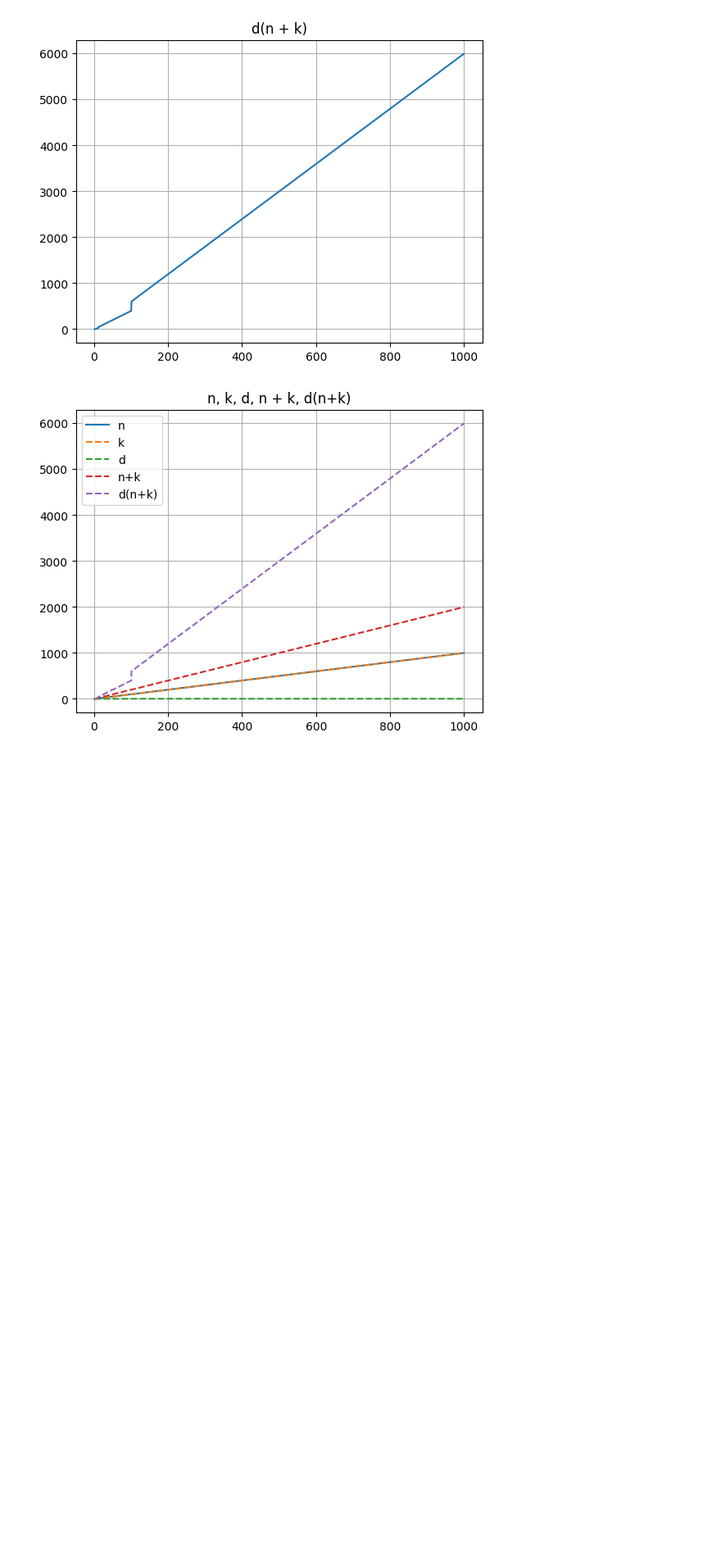
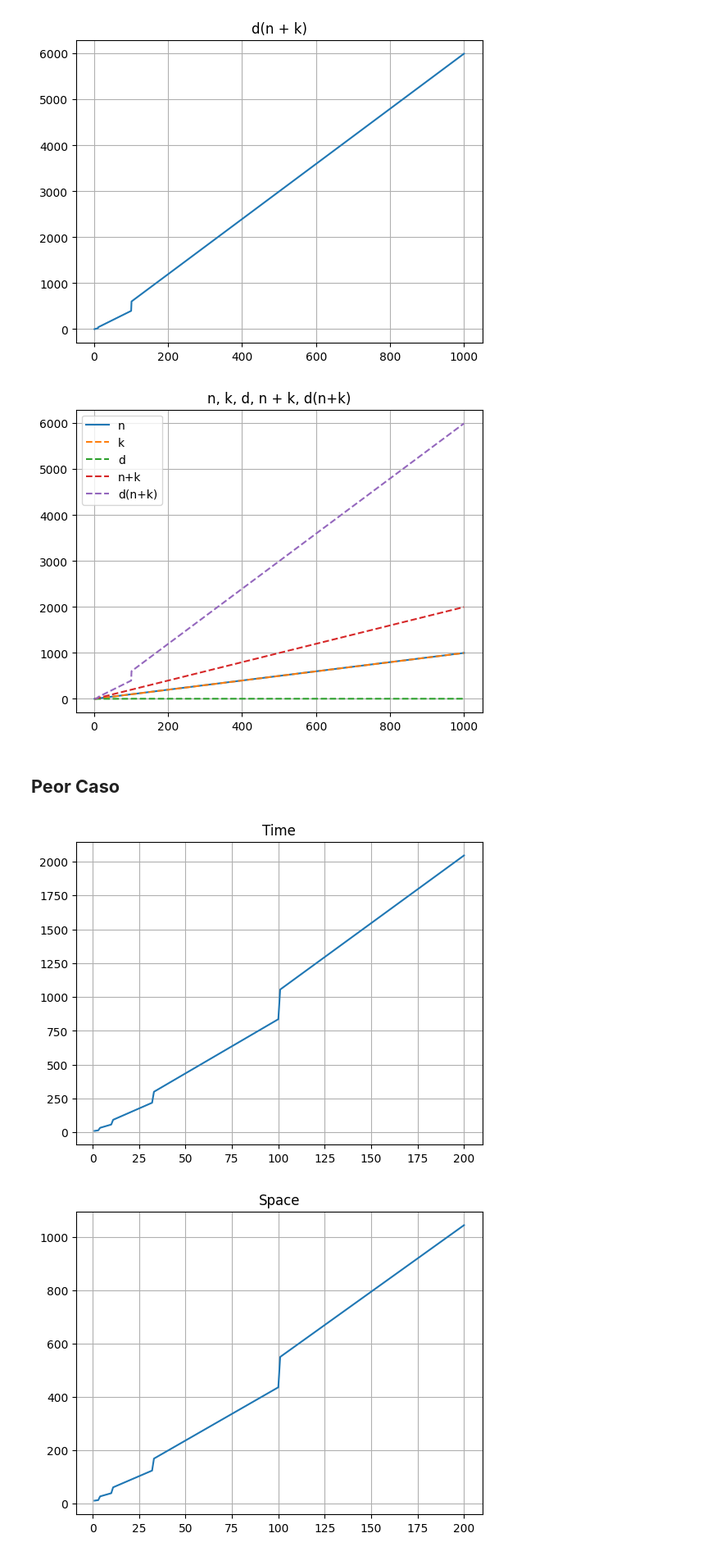
Before and after one commit to amglezb/EDA-II, a Jupyter notebook: GONZALEZ_BARRAGAN-PRACTICA_3/practica3.ipynb, the cells around one changed output. Shown at 82% size. Cells and saved outputs as stored; diff of their text form; code cells hidden in the pictures; blank space fills up the shorter version.

```diff
--- a/GONZALEZ_BARRAGAN-PRACTICA_3/practica3.ipynb
+++ b/GONZALEZ_BARRAGAN-PRACTICA_3/practica3.ipynb
@@ -382,3 +442,60 @@ plt.show()
 [figure]
 [figure]
 [figure]
+# %% [markdown]
+## **Peor Caso**
+# %%
+MAX = 200
+
+x = []
+y_time = []
+y_space = []
+y_n = []
+y_k = []
+y_d = []
+y_nk = []
+y_nkd = []
+
+for i in range(1, MAX + 1):
+    n_actual = i
+    k_actual = n_actual ** 2
+
+    arr_prueba = []
+    aux_prueba = []
+
+    create_node_arr(arr_prueba, n_actual, 2, 0, k_actual)
+
+    for node in arr_prueba:
+        aux_prueba.append(node.value)
+
+    ordened_arr, time, space, n, k, d, nk, nkd = radix_sort_g(arr_prueba, aux_prueba)
+
+    y_time.append(time)
+    y_space.append(space)
+    y_n.append(n)
+    y_k.append(k)
+    y_d.append(d)
+    y_nk.append(nk)
+    y_nkd.append(nkd)
+    x.append(len(ordened_arr))
+
+y_s = [y_time, y_space, y_n, y_k, y_d, y_nk, y_nkd]
+titles = ['Time', 'Space', 'n', 'k', 'd', 'n + k', 'd(n + k)']
+
+for i in range(len(y_s)):
+    plt.title(titles[i])
+    plt.plot(x, y_s[i])
+    plt.grid(True)
+    plt.show()
+
+plt.title('n, k, d, n+k, d(n+k)')
+plt.plot(x, y_n, label="n")
+plt.plot(x, y_k, linestyle='--', label="k ≈ n^2")
+plt.plot(x, y_d, linestyle='--', label="d ≈ log(k)")
+plt.plot(x, y_nkd, linestyle='--', label="d(n+k)")
+plt.grid(True)
+plt.legend()
+plt.show()
+# %% [output]
+[figure, added]
+[figure, added]
```
Also changed, not shown: parts of 9 cells of this notebook.
